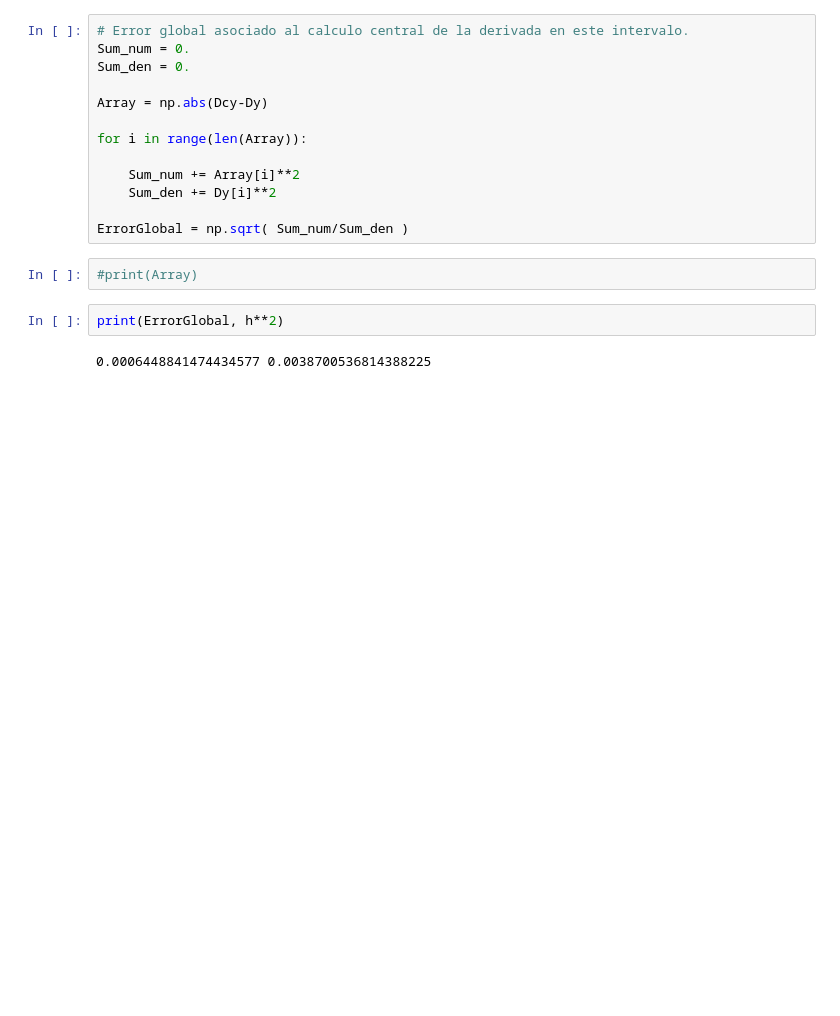
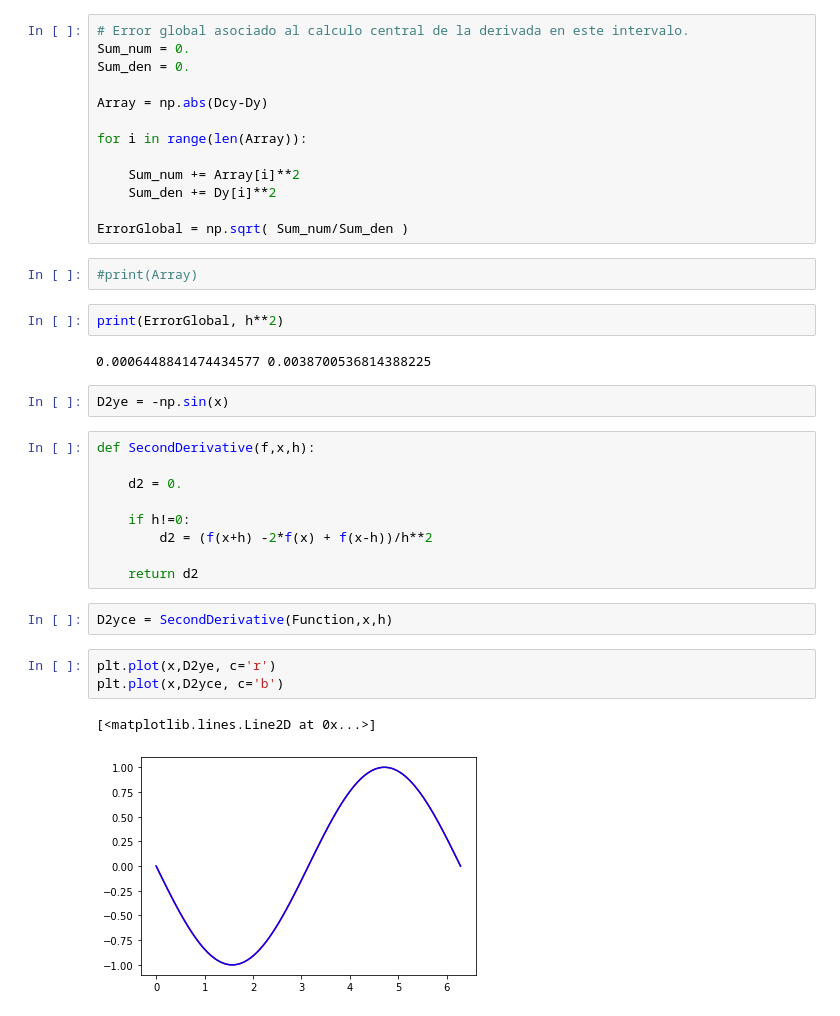
Before and after one commit to danielagda5/MetodosComputacionales202120-1, a Jupyter notebook: Week3/Derivacion.ipynb, the cells around one changed output. Saved outputs shown, nothing was run; the diff lists cells and outputs as text; blank space fills up the shorter version.

```diff
--- a/Week3/Derivacion.ipynb
+++ b/Week3/Derivacion.ipynb
@@ -136,3 +136,22 @@ ErrorGlobal = np.sqrt( Sum_num/Sum_den )
 print(ErrorGlobal, h**2)
 # %% [output]
 0.0006448841474434577 0.0038700536814388225
+# %%
+D2ye = -np.sin(x)
+# %%
+def SecondDerivative(f,x,h):
+
+    d2 = 0.
+
+    if h!=0:
+        d2 = (f(x+h) -2*f(x) + f(x-h))/h**2
+
+    return d2
+# %%
+D2yce = SecondDerivative(Function,x,h)
+# %%
+plt.plot(x,D2ye, c='r')
+plt.plot(x,D2yce, c='b')
+# %% [output]
+[<matplotlib.lines.Line2D at 0x...>]
+[figure, added]
```
